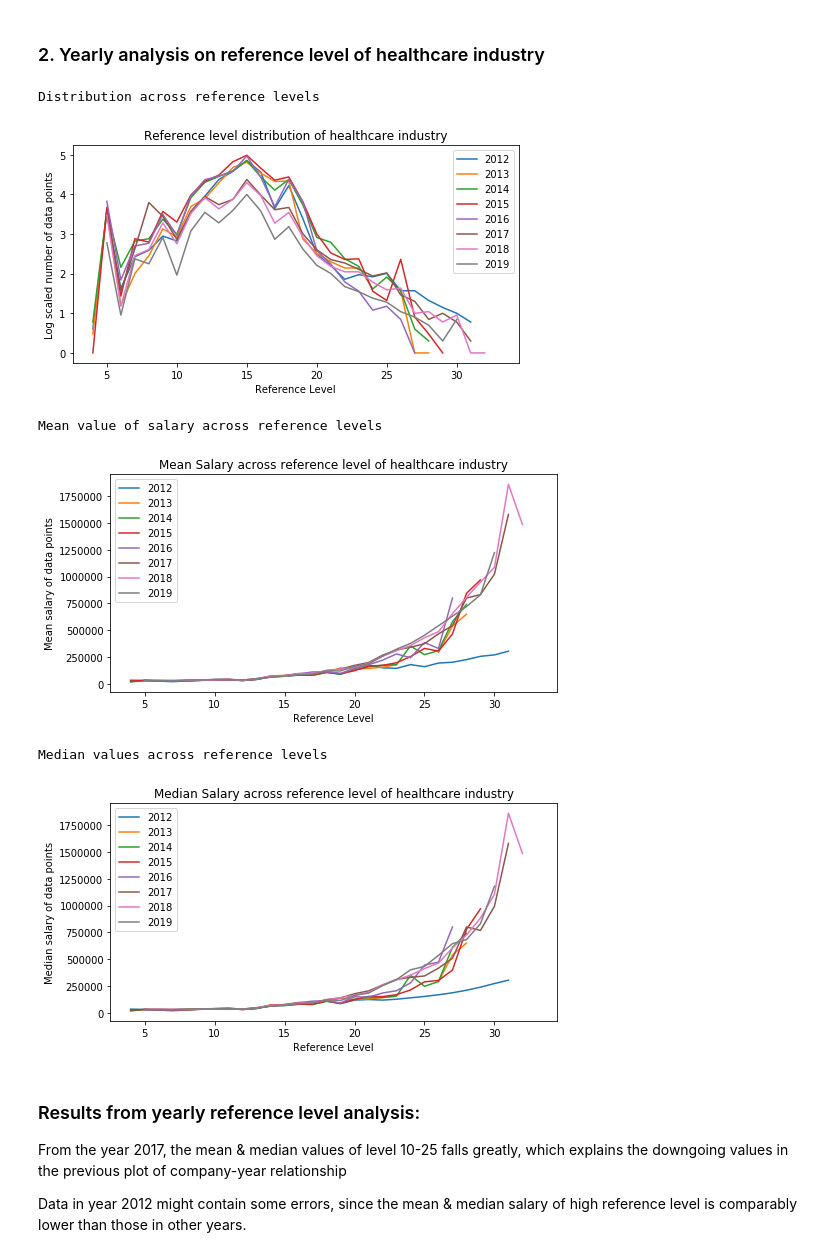
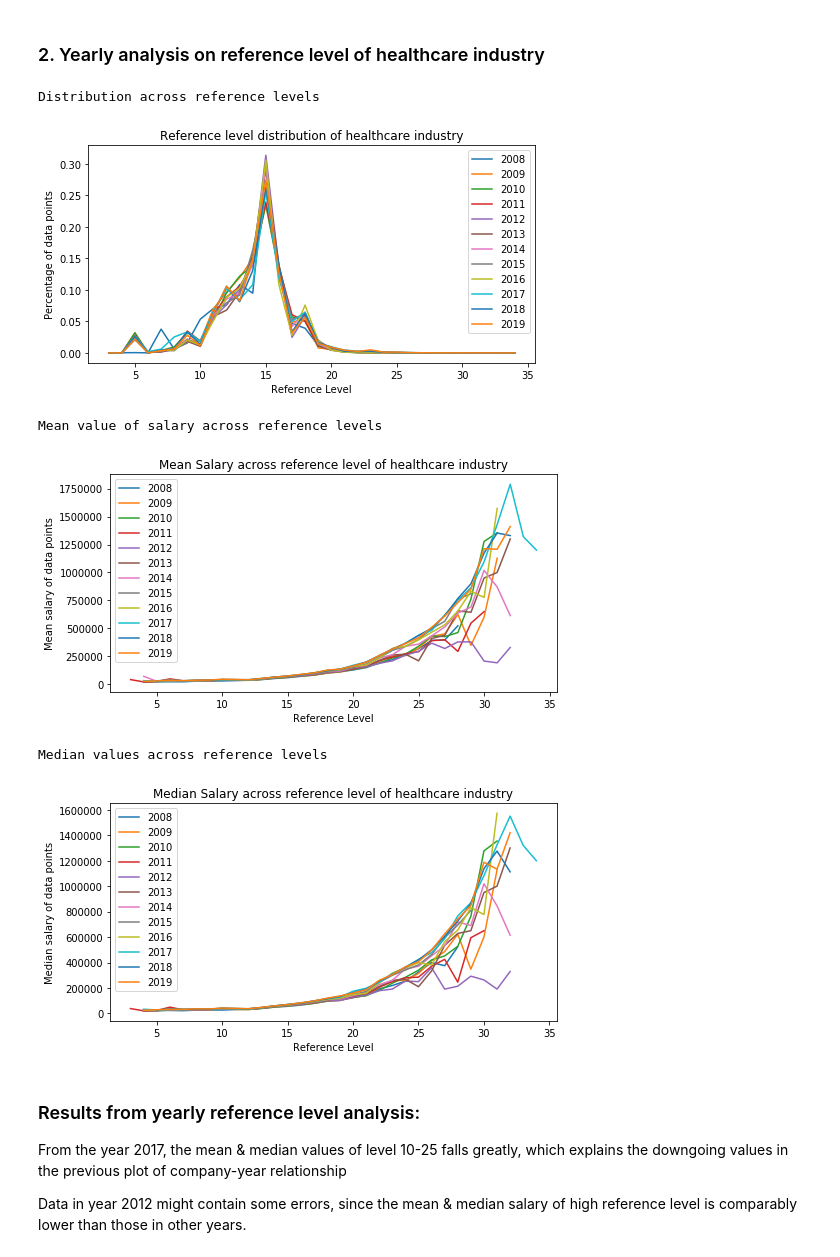
Before and after one commit to rsk2327/PDSG_PayInequality, a Jupyter notebook: healthcare_sector_analysis.ipynb, the cells around one changed output. Cells and saved outputs as stored; diff of their text form; code cells hidden in the pictures.

```diff
--- a/healthcare_sector_analysis.ipynb
+++ b/healthcare_sector_analysis.ipynb
@@ -84,7 +85,8 @@ if not company_analyzed:
     annual_mean = []
     for year in range(2008, 2020):
         year_healthcare_df = healthcare_df[healthcare_df['CalendarYear'] == year]
-        annual_mean_salary = year_healthcare_df['Base Salary'].mean()
+        company_year_mean = year_healthcare_df[['KF_ID', 'Base Salary']].groupby(by = ['KF_ID']).mean()
+        annual_mean_salary = company_year_mean['Base Salary'].mean()
         annual_mean.append(annual_mean_salary)
 
     fig1 = plt.figure()
@@ -101,7 +103,8 @@ if not company_analyzed:
     annual_median = []
     for year in range(2008, 2020):
         year_healthcare_df = healthcare_df[healthcare_df['CalendarYear'] == year]
-        annual_median_salary = year_healthcare_df['Base Salary'].median()
+        company_year_median = year_healthcare_df[['KF_ID', 'Base Salary']].groupby(by = ['KF_ID']).median()
+        annual_median_salary = company_year_median['Base Salary'].median()
         annual_median.append(annual_median_salary)
 
     fig2 = plt.figure()
@@ -268,7 +271,8 @@ if not company_analyzed:
     annual_mean = []
     for year in range(2008, 2020):
         year_healthcare_df = new_healthcare_df[new_healthcare_df['CalendarYear'] == year]
-        annual_mean_salary = year_healthcare_df['Base Salary'].mean()
+        company_year_mean = year_healthcare_df[['KF_ID', 'Base Salary']].groupby(by = ['KF_ID']).mean()
+        annual_mean_salary = company_year_mean['Base Salary'].mean()
         annual_mean.append(annual_mean_salary)
 
     fig1 = plt.figure()
@@ -285,7 +289,8 @@ if not company_analyzed:
     annual_median = []
     for year in range(2008, 2020):
         year_healthcare_df = new_healthcare_df[new_healthcare_df['CalendarYear'] == year]
-        annual_median_salary = year_healthcare_df['Base Salary'].median()
+        company_year_median = year_healthcare_df[['KF_ID', 'Base Salary']].groupby(by = ['KF_ID']).median()
+        annual_median_salary = company_year_median['Base Salary'].median()
         annual_median.append(annual_median_salary)
 
     fig2 = plt.figure()
@@ -342,7 +347,8 @@ if not company_analyzed:
     annual_mean = []
     for year in range(2008, 2020):
         year_healthcare_df = new_healthcare_df[new_healthcare_df['CalendarYear'] == year]
-        annual_mean_salary = year_healthcare_df['Base Salary'].mean()
+        company_year_mean = year_healthcare_df[['KF_ID', 'Base Salary']].groupby(by = ['KF_ID']).mean()
+        annual_mean_salary = company_year_mean['Base Salary'].mean()
         annual_mean.append(annual_mean_salary)
 
     fig1 = plt.figure()
@@ -359,7 +365,8 @@ if not company_analyzed:
     annual_median = []
     for year in range(2008, 2020):
         year_healthcare_df = new_healthcare_df[new_healthcare_df['CalendarYear'] == year]
-        annual_median_salary = year_healthcare_df['Base Salary'].median()
+        company_year_median = year_healthcare_df[['KF_ID', 'Base Salary']].groupby(by = ['KF_ID']).median()
+        annual_median_salary = company_year_median['Base Salary'].median()
         annual_median.append(annual_median_salary)
 
     fig2 = plt.figure()
@@ -460,8 +467,10 @@ if not reference_level_analyzed:
     for level in sorted(pd.unique(healthcare_df['ReferenceLevelNum'])):
         level_healthcare_df = healthcare_df[healthcare_df['ReferenceLevelNum'] == level]
         level_count[int(level)] = np.log10(level_healthcare_df.shape[0])
-        level_mean[int(level)] = level_healthcare_df['Base Salary'].dropna().mean()
-        level_median[int(level)] = level_healthcare_df['Base Salary'].dropna().median()
+        company_level_mean = level_healthcare_df[['KF_ID', 'Base Salary']].dropna().groupby(by = ['KF_ID']).mean()
+        level_mean[int(level)] = company_level_mean.mean()
+        company_level_median = level_healthcare_df[['KF_ID', 'Base Salary']].dropna().groupby(by = ['KF_ID']).median()
+        level_median[int(level)] = company_level_median.median()
 
     print("\nDistribution across reference levels\n")
     fig1 = plt.figure()
@@ -504,54 +513,59 @@ if not reference_level_analyzed:
     print("\nDistribution across reference levels\n")
     fig1 = plt.figure(figsize=(8,4))
     plt.title("Reference level distribution of healthcare industry")
-    plt.ylabel("Log scaled number of data points")
+    plt.ylabel("Percentage of data points")
     plt.xlabel("Reference Level")
-    for year in range(2012, 2020):
+    for year in range(2008, 2020):
         year_healthcare_df = healthcare_df[healthcare_df['CalendarYear'] == year]
         year_level_count = defaultdict(lambda: defaultdict(int))
         for level in sorted(pd.unique(healthcare_df['ReferenceLevelNum'])):
             level_healthcare_df = year_healthcare_df[year_healthcare_df['ReferenceLevelNum'] == level]
-            year_level_count[int(level)] = np.log10(level_healthcare_df.shape[0])
+            year_level_count[int(level)] = level_healthcare_df.shape[0]
+        all_counts = sum(year_level_count.values())
+        for level in year_level_count:
+            year_level_count[level] /= all_counts
         plt.plot(sorted(pd.unique(healthcare_df['ReferenceLevelNum'])), list(year_level_count.values()), label = str(year))
     plt.legend()
     plt.show()
 
     print("\nMean value of salary across reference levels\n")
     fig2 = plt.figure(figsize=(8,4))
     plt.title("Mean Salary across reference level of healthcare industry")
     plt.ylabel("Mean salary of data points")
     plt.xlabel("Reference Level")
-    for year in range(2012, 2020):
+    for year in range(2008, 2020):
         year_healthcare_df = healthcare_df[healthcare_df['CalendarYear'] == year]
         year_level_mean = defaultdict(lambda: defaultdict(float))
         for level in sorted(pd.unique(healthcare_df['ReferenceLevelNum'])):
             level_healthcare_df = year_healthcare_df[year_healthcare_df['ReferenceLevelNum'] == level]
-            year_level_mean[int(level)] = level_healthcare_df['Base Salary'].dropna().mean()
+            company_level_mean = level_healthcare_df[['KF_ID', 'Base Salary']].dropna().groupby(by = ['KF_ID']).mean()
+            year_level_mean[int(level)] = company_level_mean.mean()
         plt.plot(sorted(pd.unique(healthcare_df['ReferenceLevelNum'])), list(year_level_mean.values()), label = str(year))
     plt.legend()
     plt.show()
 
     print("\nMedian values across reference levels\n")
     fig3 = plt.figure(figsize=(8,4))
     plt.title("Median Salary across reference level of healthcare industry")
     plt.ylabel("Median salary of data points")
     plt.xlabel("Reference Level")
-    for year in range(2012, 2020):
+    for year in range(2008, 2020):
         year_healthcare_df = healthcare_df[healthcare_df['CalendarYear'] == year]
         year_level_median = defaultdict(lambda: defaultdict(float))
         for level in sorted(pd.unique(healthcare_df['ReferenceLevelNum'])):
             level_healthcare_df = year_healthcare_df[year_healthcare_df['ReferenceLevelNum'] == level]
-            year_level_median[int(level)] = level_healthcare_df['Base Salary'].dropna().median()
+            company_level_median = level_healthcare_df[['KF_ID', 'Base Salary']].dropna().groupby(by = ['KF_ID']).median()
+            year_level_median[int(level)] = company_level_median.median()
         plt.plot(sorted(pd.unique(healthcare_df['ReferenceLevelNum'])), list(year_level_median.values()), label = str(year))
     plt.legend()
     plt.show()
 # %% [output]
 Distribution across reference levels
-[figure, old version]
+[figure, new version]
 Mean value of salary across reference levels
-[figure, old version]
+[figure, new version]
 Median values across reference levels
-[figure, old version]
+[figure, new version]
 # %% [markdown]
 ### Results from yearly reference level analysis:
 
```
Also changed, not shown: parts of 22 cells of this notebook.
